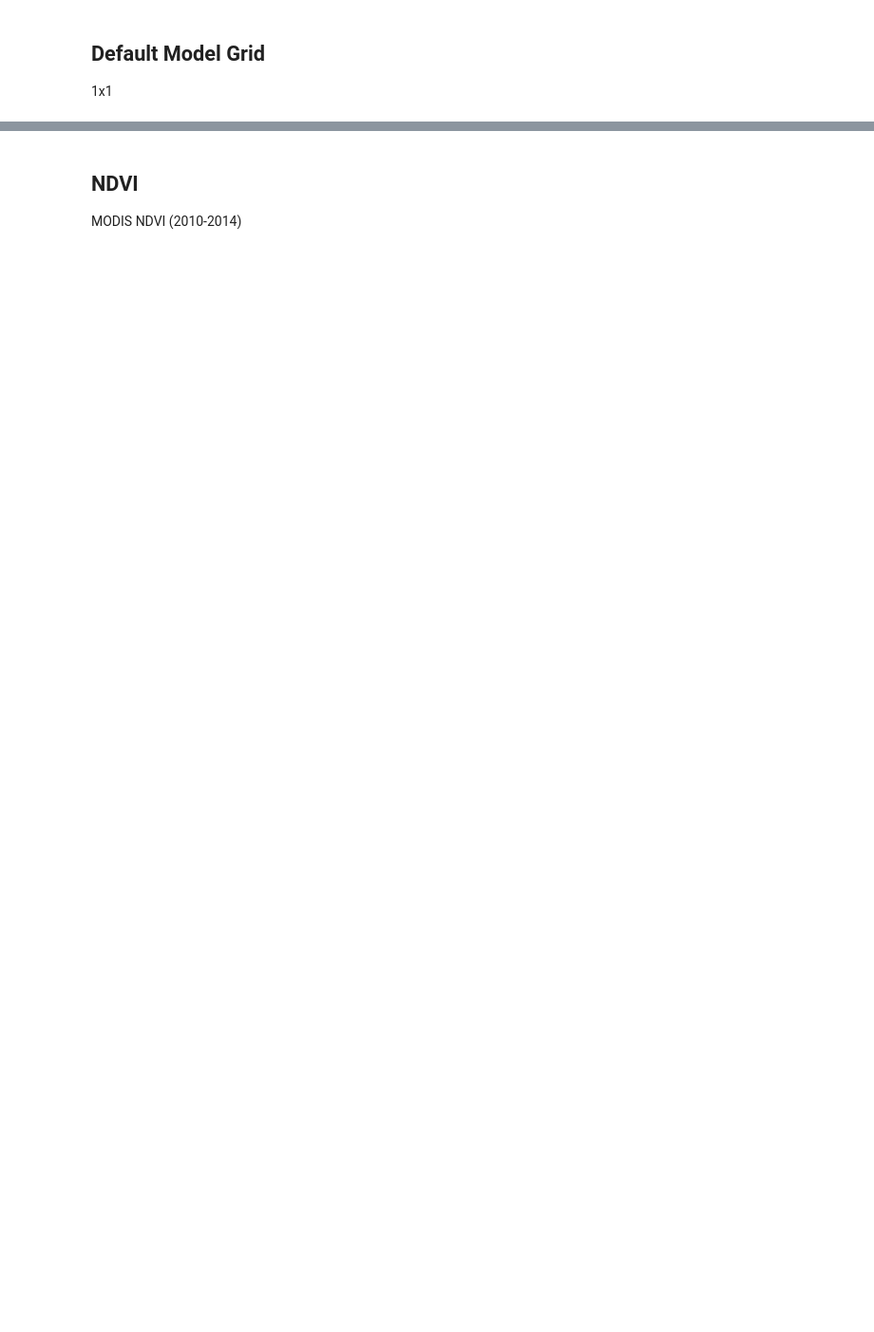
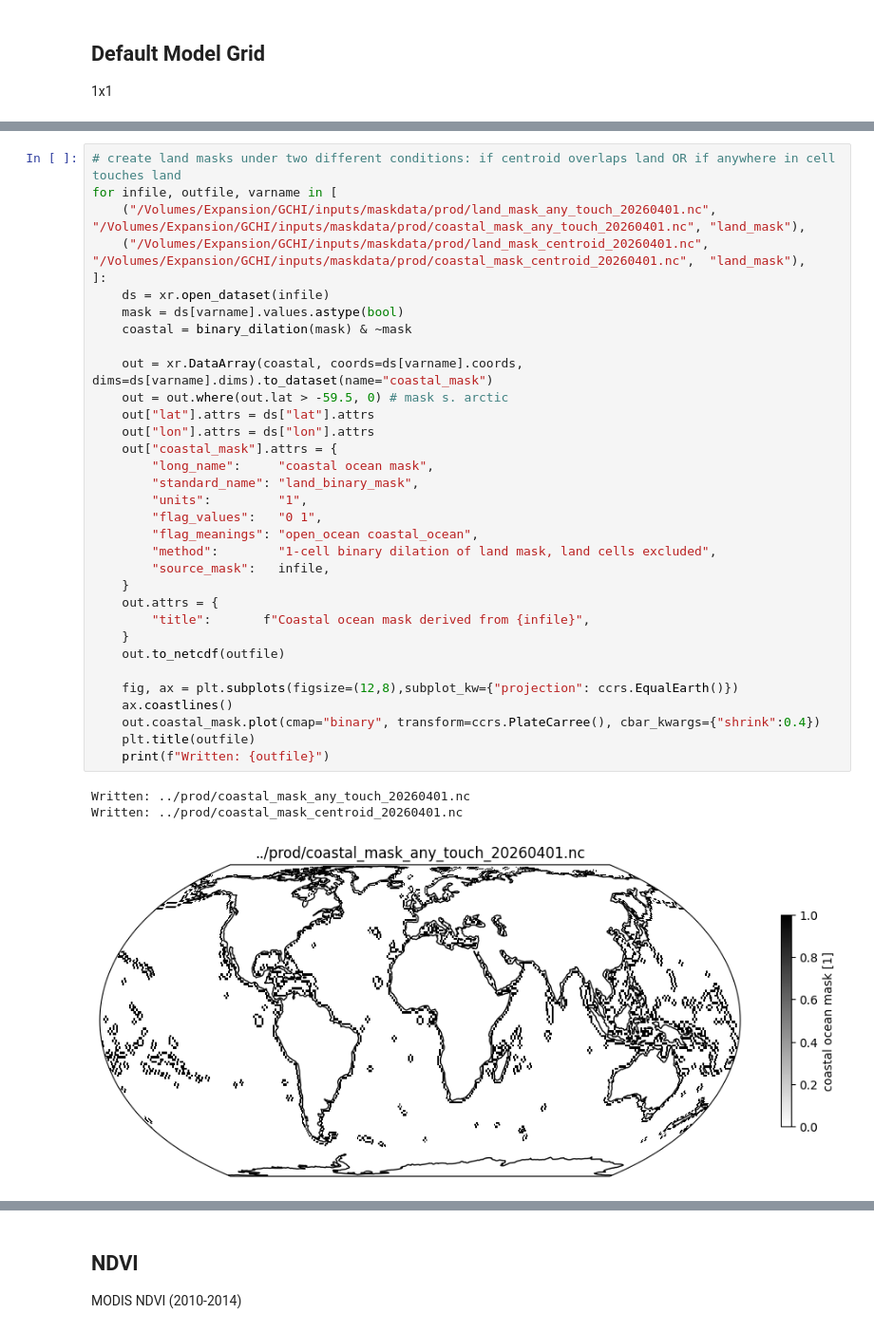
Before and after one commit to gchi-dev/gchi, a Jupyter notebook: processed_input_stream/create_gchi_inputs_misc.ipynb, the cells around one changed output, grey strips where cells are left out. Shown at 95% size. Drawn from its saved outputs; the diff is of its cells as text; blank space fills up the shorter version.

```diff
--- a/processed_input_stream/create_gchi_inputs_misc.ipynb
+++ b/processed_input_stream/create_gchi_inputs_misc.ipynb
@@ -14,0 +124,37 @@ target_grid.to_netcdf("maskdata/prof/gchi_targetgrid_1x1_global_20260326.nc")
+# %%
+# create land masks under two different conditions: if centroid overlaps land OR if anywhere in cell touches land
+for infile, outfile, varname in [
+    ("/Volumes/Expansion/GCHI/inputs/maskdata/prod/land_mask_any_touch_20260401.nc", "/Volumes/Expansion/GCHI/inputs/maskdata/prod/coastal_mask_any_touch_20260401.nc", "land_mask"),
+    ("/Volumes/Expansion/GCHI/inputs/maskdata/prod/land_mask_centroid_20260401.nc",  "/Volumes/Expansion/GCHI/inputs/maskdata/prod/coastal_mask_centroid_20260401.nc",  "land_mask"),
+]:
+    ds = xr.open_dataset(infile)
+    mask = ds[varname].values.astype(bool)
+    coastal = binary_dilation(mask) & ~mask
+
+    out = xr.DataArray(coastal, coords=ds[varname].coords, dims=ds[varname].dims).to_dataset(name="coastal_mask")
+    out = out.where(out.lat > -59.5, 0) # mask s. arctic
+    out["lat"].attrs = ds["lat"].attrs
+    out["lon"].attrs = ds["lon"].attrs
+    out["coastal_mask"].attrs = {
+        "long_name":     "coastal ocean mask",
+        "standard_name": "land_binary_mask",
+        "units":         "1",
+        "flag_values":   "0 1",
+        "flag_meanings": "open_ocean coastal_ocean",
+        "method":        "1-cell binary dilation of land mask, land cells excluded",
+        "source_mask":   infile,
+    }
+    out.attrs = {
+        "title":       f"Coastal ocean mask derived from {infile}",
+    }
+    out.to_netcdf(outfile)
+
+    fig, ax = plt.subplots(figsize=(12,8),subplot_kw={"projection": ccrs.EqualEarth()})
+    ax.coastlines()
+    out.coastal_mask.plot(cmap="binary", transform=ccrs.PlateCarree(), cbar_kwargs={"shrink":0.4})
+    plt.title(outfile)
+    print(f"Written: {outfile}")
+# %% [output]
+Written: ../prod/coastal_mask_any_touch_20260401.nc
+Written: ../prod/coastal_mask_centroid_20260401.nc
+[figure, added]
```
Also changed, not shown: parts of 36 cells of this notebook.
